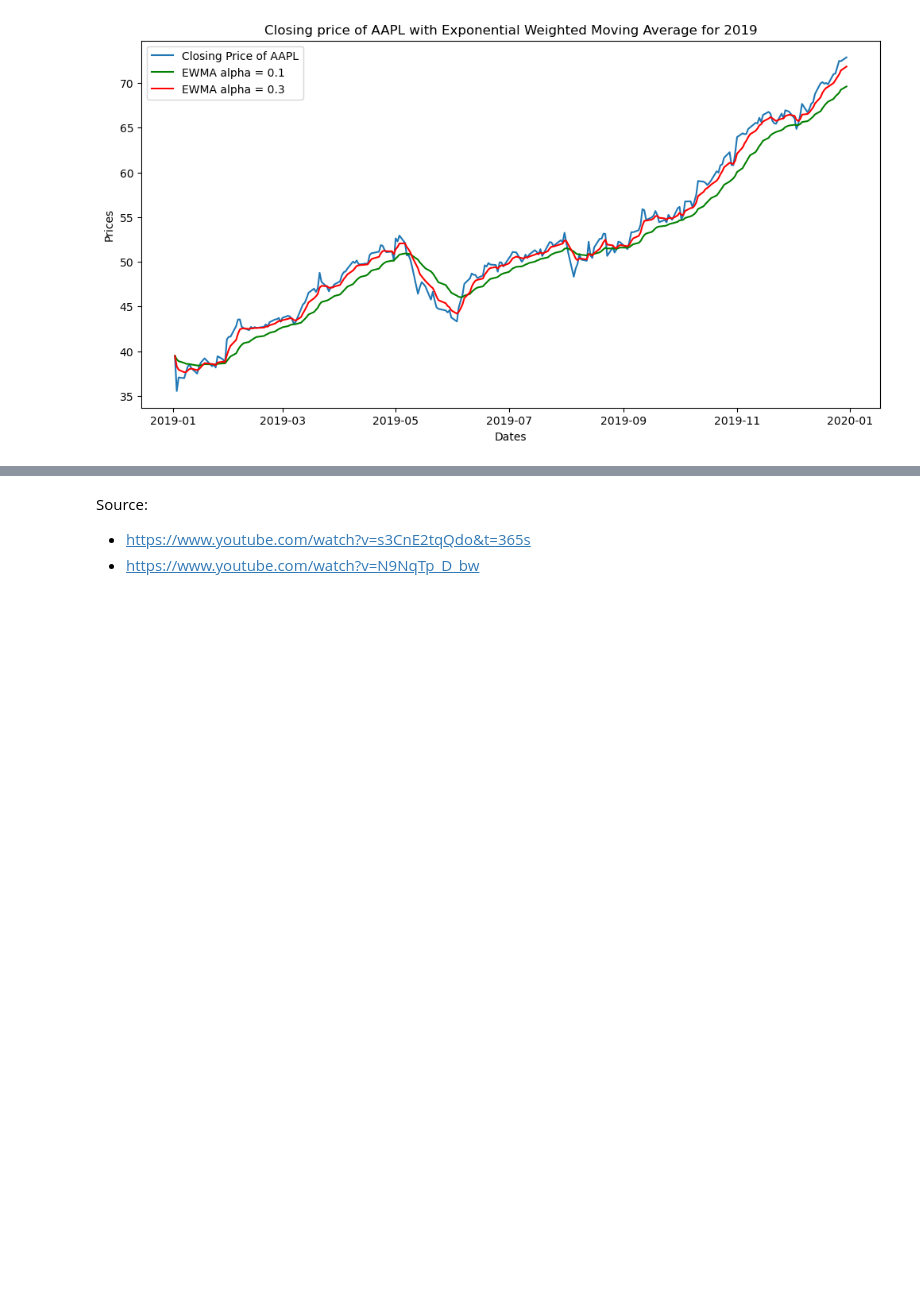
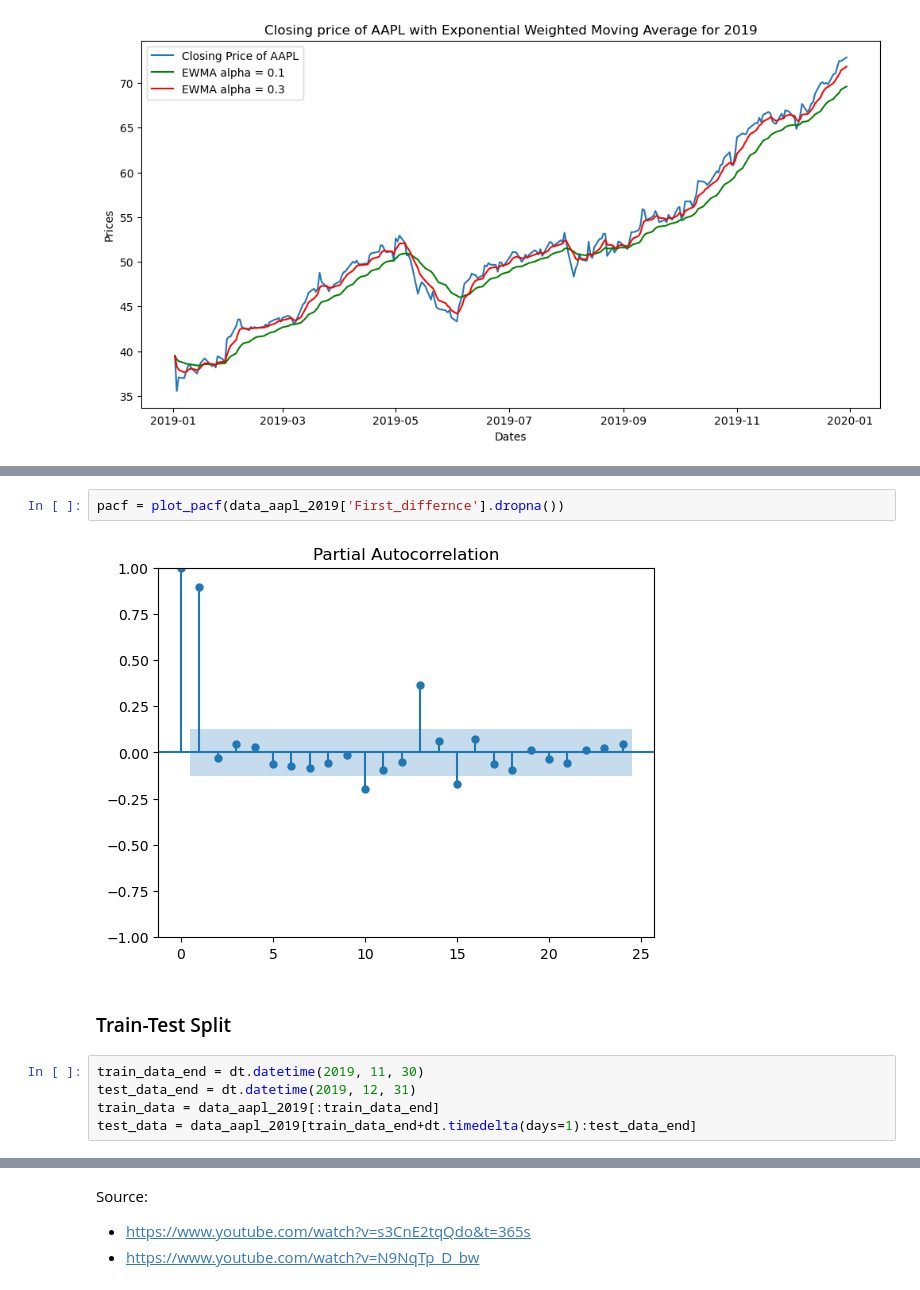
Before and after one commit to sohamthirty/Stock-Price-Prediction-with-Sentiment-Analysis, a Jupyter notebook: Stock_Price_Scraping_EDA.ipynb, the cells around one changed output, grey strips where cells are left out. Saved outputs shown, nothing was run; the diff lists cells and outputs as text; blank space fills up the shorter version.

```diff
--- a/Stock_Price_Scraping_EDA.ipynb
+++ b/Stock_Price_Scraping_EDA.ipynb
@@ -255,0 +333,11 @@ plt.legend()
+# %%
+pacf = plot_pacf(data_aapl_2019['First_differnce'].dropna())
+# %% [output]
+[figure, added]
+# %% [markdown]
+### Train-Test Split
+# %%
+train_data_end = dt.datetime(2019, 11, 30)
+test_data_end = dt.datetime(2019, 12, 31)
+train_data = data_aapl_2019[:train_data_end]
+test_data = data_aapl_2019[train_data_end+dt.timedelta(days=1):test_data_end]
```
Also changed, not shown: parts of 29 cells of this notebook.
